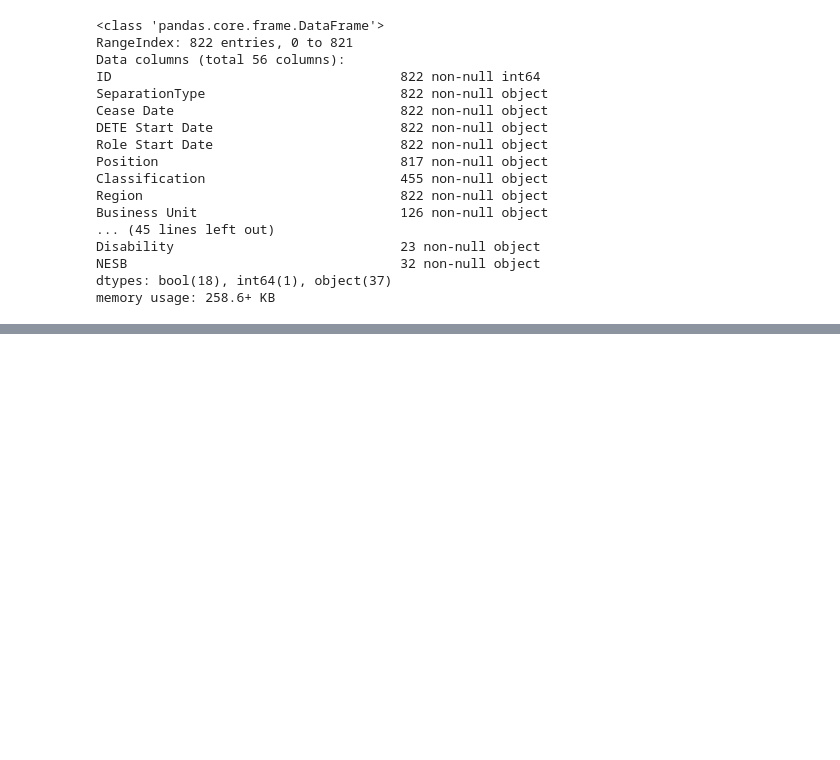
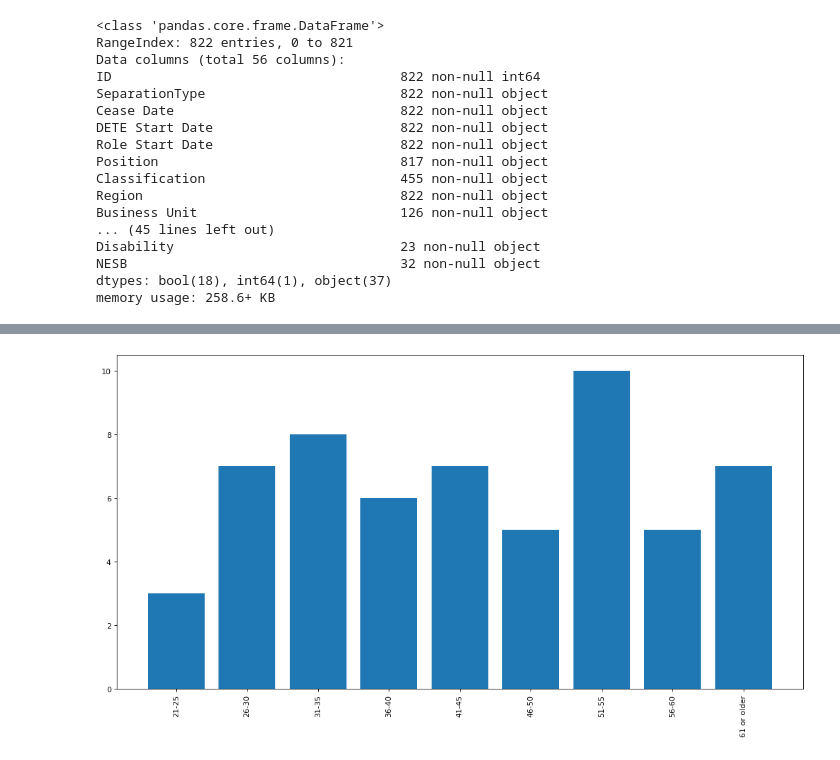
Before and after one commit to ndangalasinh/dataquest_clean_and_analyze_employee_exit_survey, a Jupyter notebook: clean_and_analyze_employee_exit_survey_guided_project.ipynb, the cells around one changed output, grey strips where cells are left out. Drawn from its saved outputs; the diff is of its cells as text; code cells hidden in the pictures; blank space fills up the shorter version.

```diff
--- a/clean_and_analyze_employee_exit_survey_guided_project.ipynb
+++ b/clean_and_analyze_employee_exit_survey_guided_project.ipynb
@@ -55,0 +196,3 @@ keep_columns = ['Lack of recognition','Lack of job security','SeparationType','C
+# %%
+age_dissatisfication_group = resign_dissatisfaction.groupby(['Age'], as_index=True).agg({'Employment Status': "count"}).reset_index()
+age_dissatisfication_group
@@ -55,0 +210,8 @@ keep_columns = ['Lack of recognition','Lack of job security','SeparationType','C
+# %%
+#plot the distribution for investigation:
+plt.figure(figsize=(16, 8), dpi=80)
+plt.bar(age_dissatisfication_group['Age'], age_dissatisfication_group['Employment Status'])
+plt.xticks(rotation = 90)
+plt.show()
+# %% [output]
+[figure, added]
```
Also changed, not shown: parts of 34 cells of this notebook.
